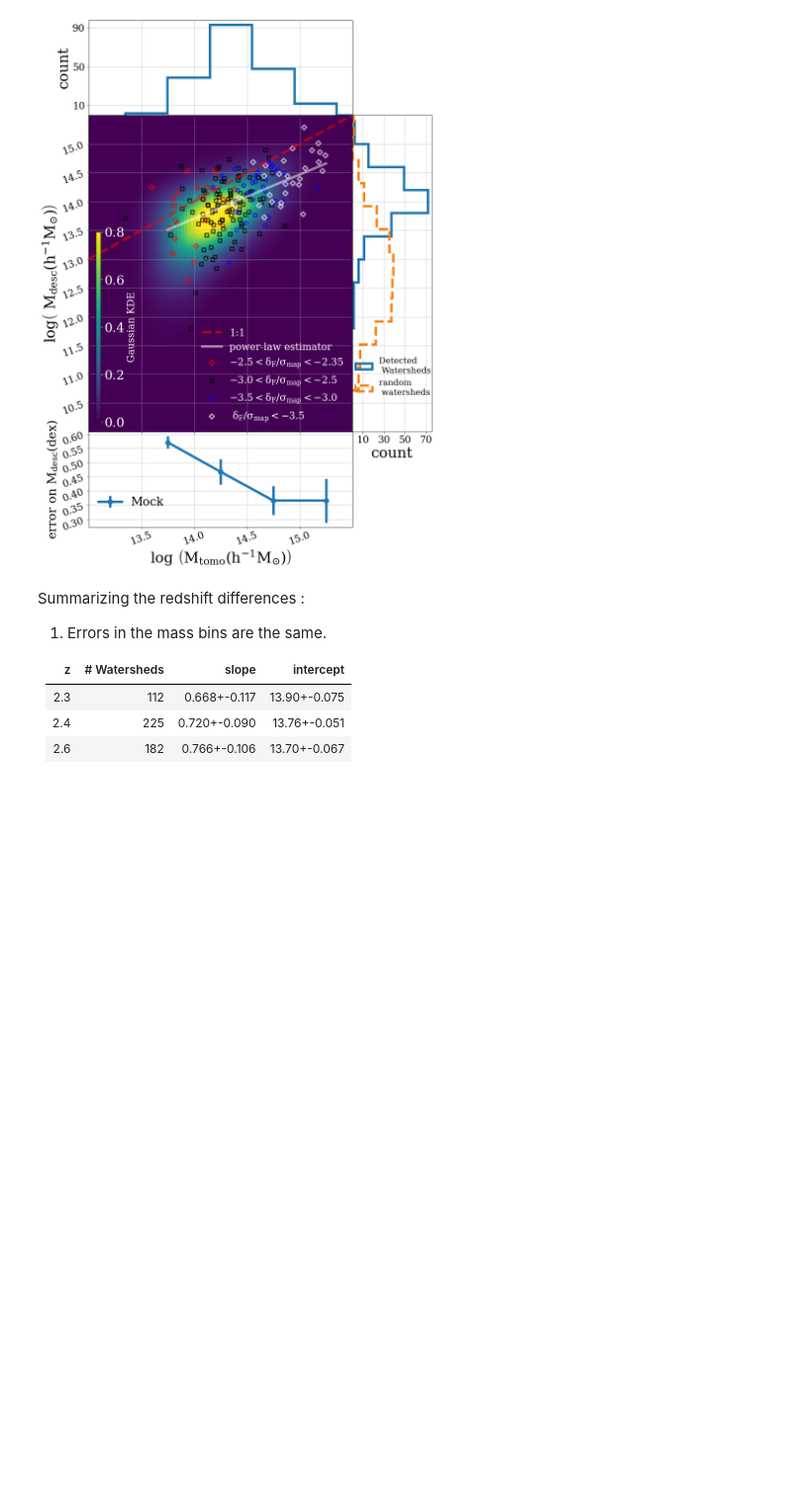
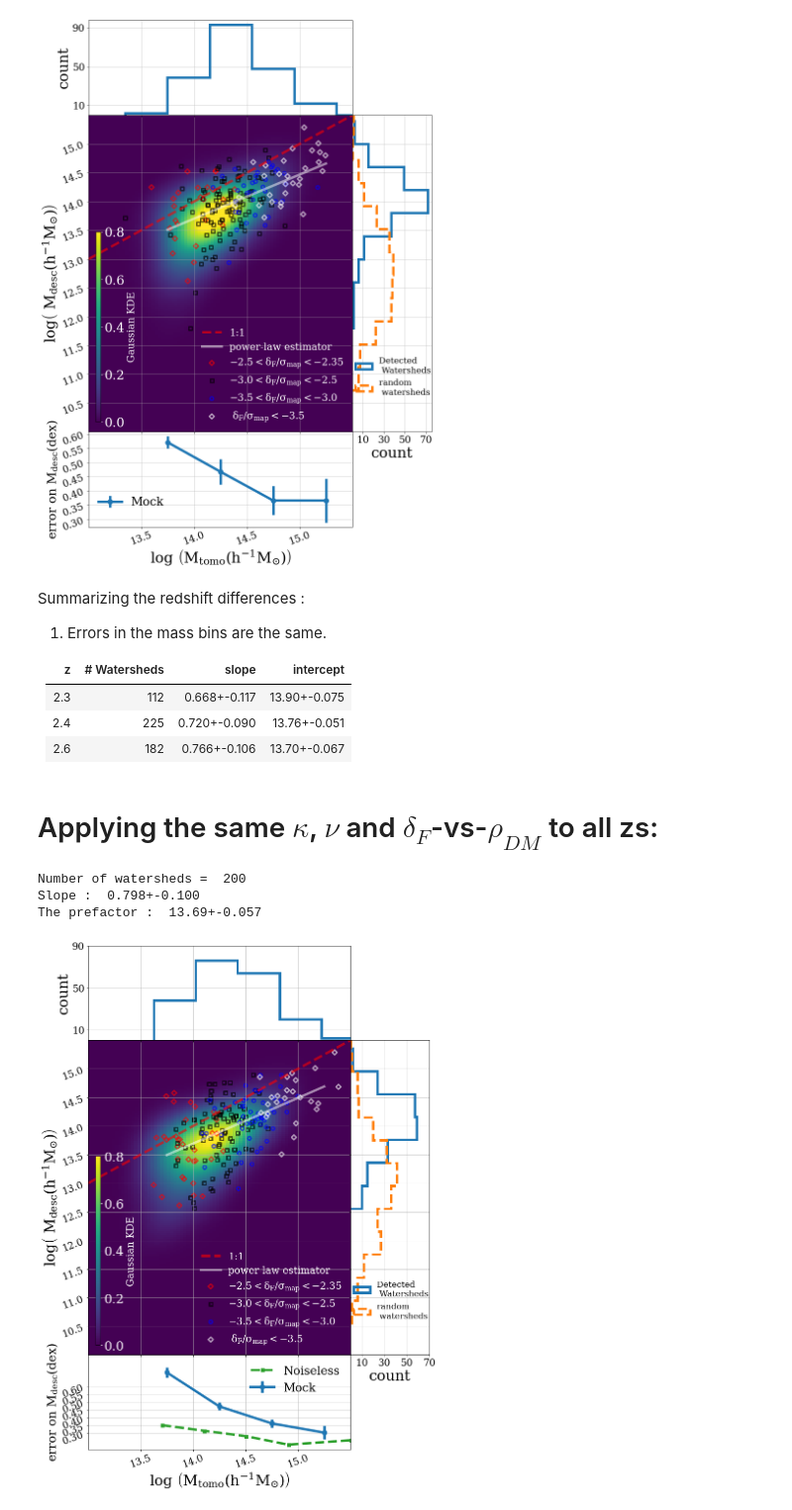
Before and after one commit to qezlou/LyTomo_Watershed, a Jupyter notebook: M0_Mtomo.ipynb, the cells around one changed output. Shown at 99% size. Saved outputs shown, nothing was run; the diff lists cells and outputs as text; code cells hidden in the pictures; blank space fills up the shorter version.

Commit message:
Update Notebooks
- Results for other redshifts with fixed nu=-2.0 and kappa = -2.35
  are added
- A new notebook to contain Mtomo-MDM plots

```diff
--- a/M0_Mtomo.ipynb
+++ b/M0_Mtomo.ipynb
@@ -233,14 +197,14 @@ Slope :  0.745+-0.079
 The prefactor :  12.53+-0.061
 (0.7455556800836272, 12.539063161712718)
 # %%
-def scatter_hist(n, fig, ax, ax_histx, ax_histy, ax_err, ax_err_label, z=2.4, bin_size=0.4, plot_kde=False,
+def scatter_hist(n, fig, ax, ax_histx, ax_histy, ax_err, ax_err_label, offset=0.241, z=2.4, bin_size=0.4, plot_kde=False,
                  plot_sigma2=False, plot_noiseless=True, bins_err=np.array([13.3,14.0,14.5,15.0,15.5])):
 
     if plot_sigma2 :
         Mtomo_func = get_Mtomo_GroupMass_sigma2
-        Mtomo, GroupMass, signif = get_Mtomo_GroupMass_sigma2(n=n)
+        Mtomo, GroupMass, signif = get_Mtomo_GroupMass_sigma2(n=n, offset=offset)
         print('Number of watersheds = ', Mtomo.size)
-        Mtomo_noiseless, GroupMass_noiseless, _ = get_Mtomo_GroupMass_true_sigma2(n)
+        Mtomo_noiseless, GroupMass_noiseless, _ = get_Mtomo_GroupMass_true_sigma2(n, offset=offset)
         edgecolor='w'
         extent = [13, 15.5, 10, 15.5]
         lmap4 = h5py.File('./thresh/n'+str(n)+'/labeled_map_TNG_z2.4_n'+str(n)+'_sigma4_th2.35_lc2.00.hdf5','r')['map'][:]
@@ -252,19 +216,19 @@ def scatter_hist(n, fig, ax, ax_histx, ax_histy, ax_err, ax_err_label, z=2.4, bi
     else:
         Mtomo_func = get_Mtomo_GroupMass
         edgecolor='w'
-        Mtomo, GroupMass, signif = get_Mtomo_GroupMass(n=n, z=z)
+        Mtomo, GroupMass, signif = get_Mtomo_GroupMass(n=n, z=z, offset=offset)
         print('Number of watersheds = ', Mtomo.size)
         ind_overlapping = np.ones_like(Mtomo, dtype=bool)
         ind_non_overlapping = np.zeros_like(Mtomo, dtype=bool)
         if plot_noiseless:
-            Mtomo_noiseless, GroupMass_noiseless, _ = get_Mtomo_GroupMass_true(n=n, z=z)
+            Mtomo_noiseless, GroupMass_noiseless, _ = get_Mtomo_GroupMass_true(n=n, z=z, offset=offset)
         extent = [13, 15.5, 10, 15.5]
         err_yticks = np.arange(0.3,0.65,0.05)
 
     if plot_kde :
         legendcolor='w'
         from mpl_toolkits.axes_grid1.inset_locator import inset_axes
-        Zmean = get_mean_KDE(Mtomo_func, z=z)
+        Zmean = get_mean_KDE(Mtomo_func, z=z, offset=offset)
 
         im = ax.imshow(np.rot90(Zmean), cmap=plt.cm.viridis, extent = extent, aspect='auto', vmin=0, vmax=0.8)
         if plot_sigma2 :
@@ -315,7 +279,7 @@ def scatter_hist(n, fig, ax, ax_histx, ax_histy, ax_err, ax_err_label, z=2.4, bi
         ax_histx.set_ylabel('count')
         ax_histy.set_xlabel('count')
 
-        co = get_the_mean_fit(z=z, sigma2=plot_sigma2)
+        co = get_the_mean_fit(z=z, offset=offset, sigma2=plot_sigma2)
 
         #co_rand = get_the_mean_fit(random=True)
         #Mfit_rand = co_rand[0]*x + co_rand[1]
@@ -348,7 +312,7 @@ def scatter_hist(n, fig, ax, ax_histx, ax_histy, ax_err, ax_err_label, z=2.4, bi
                 #bins = np.arange(np.min(Mtomo),np.max(Mtomo)+bin_size+0.05,bin_size)
                 #bins = np.delete(bins, -2)
                 mbin = np.array([(bins_err[b]+bins_err[b+1])/2 for b in range(0, bins_err.size-1)])
-                _ , err = test_fit(co=co, z=z, bins=bins_err, sigma2=plot_sigma2)
+                _ , err = test_fit(co=co, z=z, offset=offset, bins=bins_err, sigma2=plot_sigma2)
                 ax_err.errorbar(x=mbin, y=np.mean(err, axis=0), yerr=np.std(err, axis=0), marker='o', label=ax_err_label,  markersize=10)
 
                 Mfit = co[0]*(mbin-14) + co[1]
@@ -376,6 +340,8 @@ def scatter_hist(n, fig, ax, ax_histx, ax_histy, ax_err, ax_err_label, z=2.4, bi
 
                 ax_err.set_yticks(ticks= err_yticks)
                 ax_err.set_xticks(ticks= np.arange(13.5,15.5,0.5))
+                if not plot_sigma2:
+                    ax_err.set_ylim((0.20,0.8))
                 plt.setp(ax_err.get_xticklabels(), rotation=20, fontsize=20)
                 plt.setp(ax_err.get_yticklabels(), rotation=20, fontsize=20)
                 ax_err.grid(True, alpha=0.7)
@@ -586,3 +552,34 @@ Summarizing the redshift differences :
 |2.3| 112 | 0.668+-0.117 | 13.90+-0.075|
 |2.4| 225 | 0.720+-0.090 | 13.76+-0.051|
 |2.6| 182 | 0.766+-0.106 | 13.70+-0.067|
+# %% [markdown]
+# Applying the same $\kappa$, $\nu$ and $\delta_F$-vs-$\rho_{DM}$ to all zs:
+# %%
+# definitions for the axes
+left, width = 0.3, 0.5
+bottom, height = 0.3, 0.5
+
+rect_scatter = [left, bottom, width, height]
+rect_err = [left, bottom - 0.15 ,width, 0.15]
+rect_histx = [left, bottom + height, width, 0.15]
+rect_histy = [left + width , bottom, 0.15, height]
+
+# start with a square Figure
+fig_mock = plt.figure(figsize=(15, 18))
+#fig_rand, ax_rand = plt.subplots(1,1,figsize=(10,10))
+
+ax_err_mock = fig_mock.add_axes(rect_err)
+ax = fig_mock.add_axes(rect_scatter, sharex=ax_err_mock)
+ax_histx = fig_mock.add_axes(rect_histx, sharex=ax)
+ax_histy = fig_mock.add_axes(rect_histy, sharey=ax)
+
+scatter_hist(n=12, z=2.3, fig=fig_mock, ax=ax, ax_histx=ax_histx, ax_histy=ax_histy, ax_err = ax_err_mock,
+             ax_err_label='Mock', offset=0.640, plot_kde=True, plot_sigma2=False, plot_noiseless=True,
+            bins_err=np.array([13.5,14,14.5,15,15.5]))
+plt.tight_layout()
+#fig_mock.savefig('M0_Mtomo_scatter_sigma4_z2.3.png', transparent=False)
+# %% [output]
+Number of watersheds =  200
+Slope :  0.798+-0.100
+The prefactor :  13.69+-0.057
+[figure, added]
```
Also changed, not shown: parts of 5 cells of this notebook, 1 other file.
